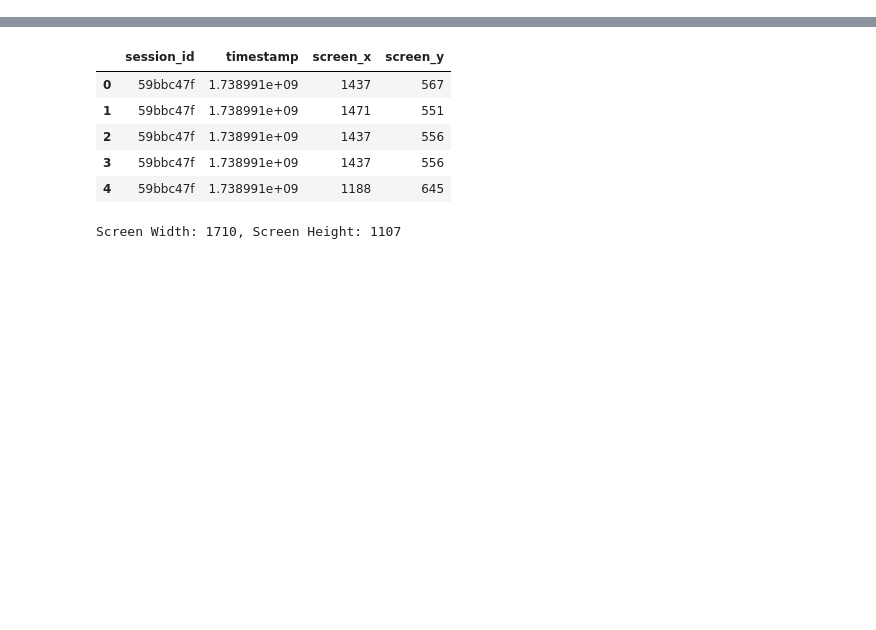
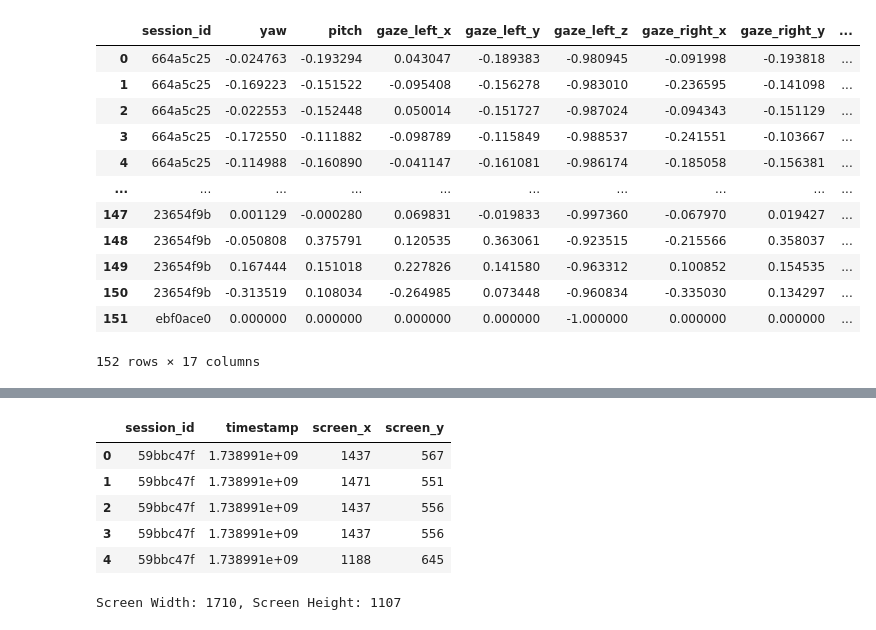
Before and after one commit to danielkaijzer/Focus-App, a Jupyter notebook: Post-Session_Analysis.ipynb, the cells around one changed output, grey strips where cells are left out. Cells and saved outputs as stored; diff of their text form; code cells hidden in the pictures; blank space fills up the shorter version.

Commit message:
Working with option for calibration setting

```diff
--- a/Post-Session_Analysis.ipynb
+++ b/Post-Session_Analysis.ipynb
@@ -6,3 +6,20 @@ import seaborn as sns
 import tkinter as tk
 import cv2
 from scipy.ndimage import gaussian_filter
+# %%
+df_cal = pd.read_csv("calibration_data.csv")
+df_cal
+# %% [output]
+|  | session_id | yaw | pitch | gaze_left_x | gaze_left_y | gaze_left_z | gaze_right_x | gaze_right_y | ... |
+| 0 | 664a5c25 | -0.024763 | -0.193294 | 0.043047 | -0.189383 | -0.980945 | -0.091998 | -0.193818 | ... |
+| 1 | 664a5c25 | -0.169223 | -0.151522 | -0.095408 | -0.156278 | -0.983010 | -0.236595 | -0.141098 | ... |
+| 2 | 664a5c25 | -0.022553 | -0.152448 | 0.050014 | -0.151727 | -0.987024 | -0.094343 | -0.151129 | ... |
+| 3 | 664a5c25 | -0.172550 | -0.111882 | -0.098789 | -0.115849 | -0.988537 | -0.241551 | -0.103667 | ... |
+| 4 | 664a5c25 | -0.114988 | -0.160890 | -0.041147 | -0.161081 | -0.986174 | -0.185058 | -0.156381 | ... |
+| ... | ... | ... | ... | ... | ... | ... | ... | ... | ... |
+| 147 | 23654f9b | 0.001129 | -0.000280 | 0.069831 | -0.019833 | -0.997360 | -0.067970 | 0.019427 | ... |
+| 148 | 23654f9b | -0.050808 | 0.375791 | 0.120535 | 0.363061 | -0.923515 | -0.215566 | 0.358037 | ... |
+| 149 | 23654f9b | 0.167444 | 0.151018 | 0.227826 | 0.141580 | -0.963312 | 0.100852 | 0.154535 | ... |
+| 150 | 23654f9b | -0.313519 | 0.108034 | -0.264985 | 0.073448 | -0.960834 | -0.335030 | 0.134297 | ... |
+| 151 | ebf0ace0 | 0.000000 | 0.000000 | 0.000000 | 0.000000 | -1.000000 | 0.000000 | 0.000000 | ... |
+152 rows × 17 columns
```
Also changed, not shown: parts of 2 cells of this notebook, 11 other files.
